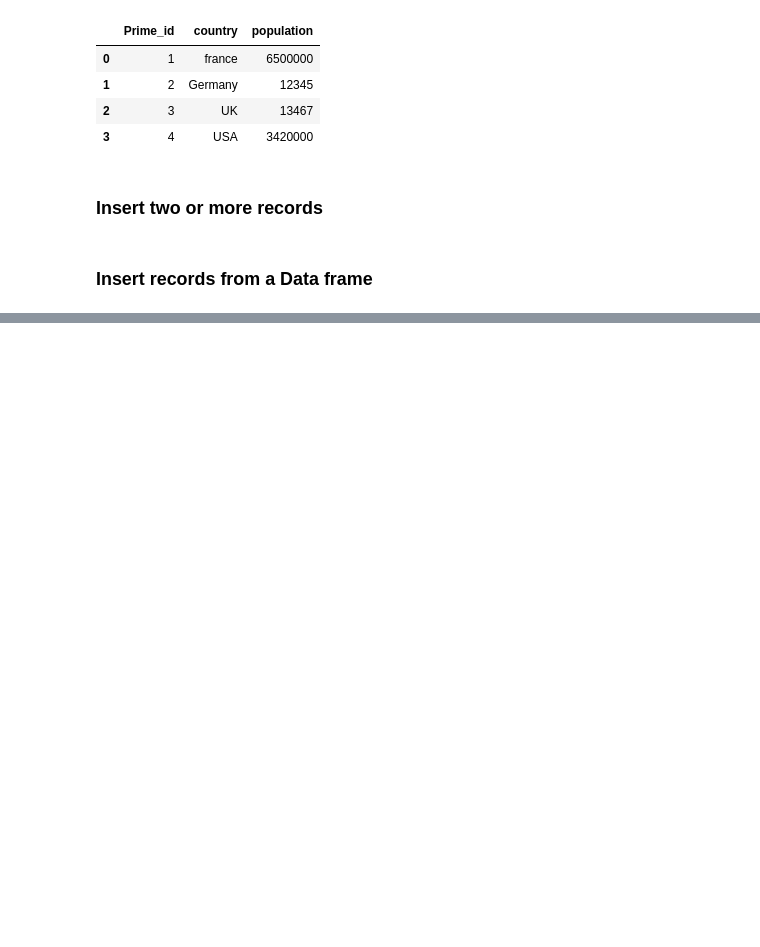
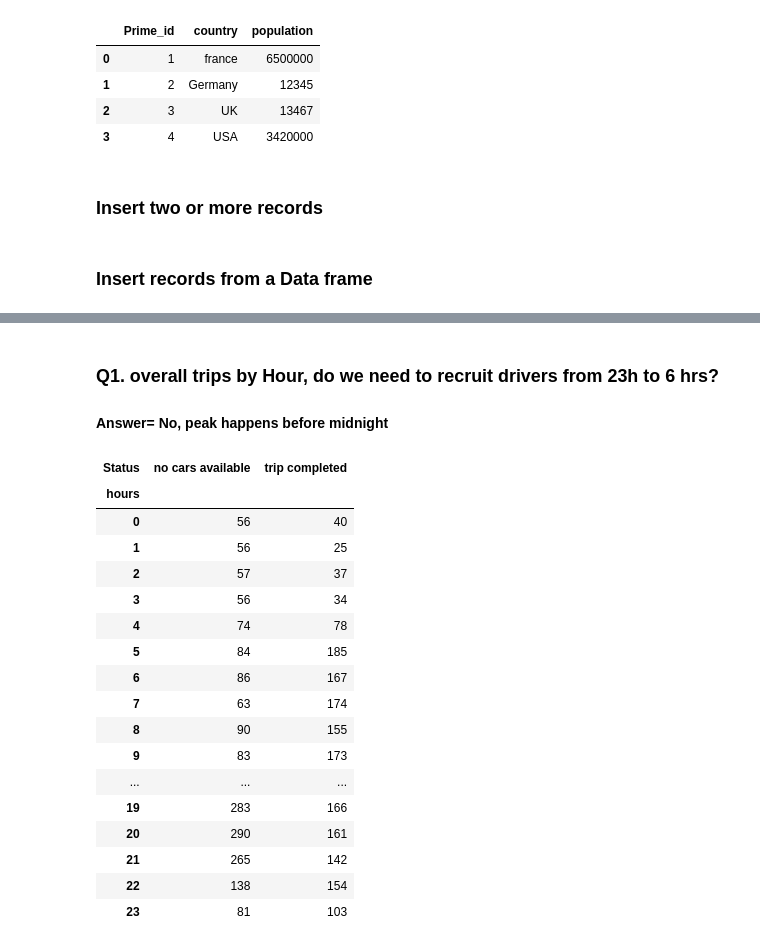
Before and after one commit to Dandata0101/MBS-projects, a Jupyter notebook: workspace_class.ipynb, the cells around one changed output, grey strips where cells are left out. Drawn from its saved outputs; the diff is of its cells as text; code cells hidden in the pictures; blank space fills up the shorter version.

```diff
--- a/workspace_class.ipynb
+++ b/workspace_class.ipynb
@@ -1871,0 +1945,25 @@ dfpoptable
+# %% [markdown]
+### Q1. overall trips by Hour, do we need to recruit drivers from 23h to 6 hrs?
+#### Answer= No, peak happens before midnight
+# %%
+pivot_hours =df.pivot_table(index='hours', columns='Status', values='trips', aggfunc='sum')
+pivot_hours
+# %% [output]
+| Status | no cars available | trip completed |
+| hours |  |  |
+| 0 | 56 | 40 |
+| 1 | 56 | 25 |
+| 2 | 57 | 37 |
+| 3 | 56 | 34 |
+| 4 | 74 | 78 |
+| 5 | 84 | 185 |
+| 6 | 86 | 167 |
+| 7 | 63 | 174 |
+| 8 | 90 | 155 |
+| 9 | 83 | 173 |
+| ... | ... | ... |
+| 19 | 283 | 166 |
+| 20 | 290 | 161 |
+| 21 | 265 | 142 |
+| 22 | 138 | 154 |
+| 23 | 81 | 103 |
```
Also changed, not shown: parts of 17 cells of this notebook, 3 other files.
